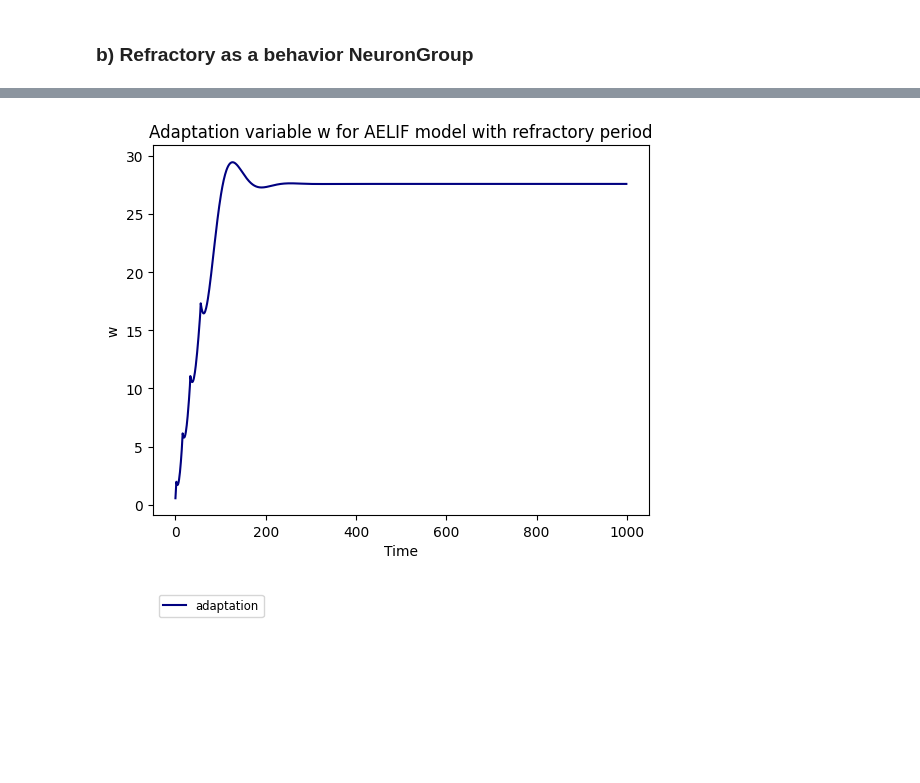
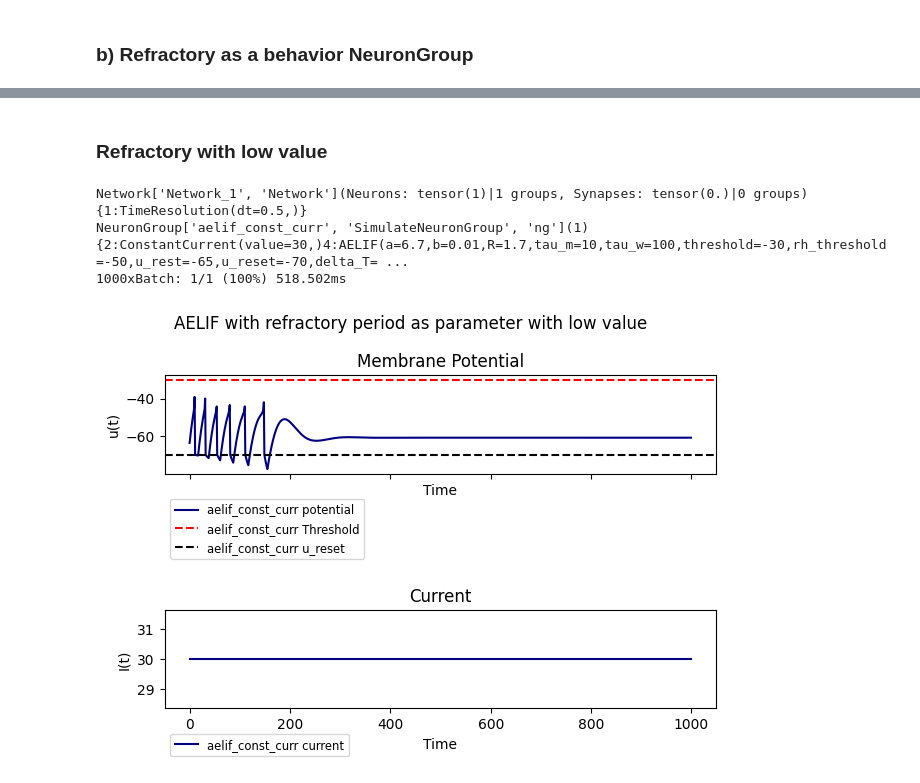
Before and after one commit to Amir-Entezari/Neuroscience-LIF-ELIF-AELIF-models, a Jupyter notebook: code/main.ipynb, the cells around one changed output, grey strips where cells are left out. Drawn from its saved outputs; the diff is of its cells as text; code cells hidden in the pictures; blank space fills up the shorter version.

```diff
--- a/code/main.ipynb
+++ b/code/main.ipynb
@@ -1252,4 +1252,32 @@ net3.plot_membrane_potential(title="AELIF with refractory period as behavior", m
+# %% [markdown]
+### Refractory with low value
+# %%
+net3 = Simulation(net=Network(behavior={1: TimeResolution(dt=0.5)}))
+net3.add_neuron_group(tag="aelif_const_curr",
+                                size=1,
+                                behavior={
+                                    2: ConstantCurrent(value=30),
+                                    4: AELIF(a=6.7,
+                                             b=0.01,
+                                             R=1.7,
+                                             tau_m=10,
+                                             tau_w=100,
+                                             threshold=-30,
+                                             rh_threshold=-50,
+                                             u_rest=-65,
+                                             u_reset=-70,
+                                             delta_T=1,
+                                             refractory_T=3
+                                             ),
+                                    5: Recorder(variables=["u", "I"], tag="ng_const_rec"),
+                                    6: EventRecorder(variables=['spike'], tag="ng_const_event")
+                                    })
+net3.simulate(iterations=1000)
+# %% [output]
+Network['Network_1', 'Network'](Neurons: tensor(1)|1 groups, Synapses: tensor(0.)|0 groups){1:TimeResolution(dt=0.5,)}
+NeuronGroup['aelif_const_curr', 'SimulateNeuronGroup', 'ng'](1){2:ConstantCurrent(value=30,)4:AELIF(a=6.7,b=0.01,R=1.7,tau_m=10,tau_w=100,threshold=-30,rh_threshold=-50,u_rest=-65,u_reset=-70,delta_T= ...
+1000xBatch: 1/1 (100%) 518.502ms
 # %%
-net3.plot_w("Adaptation variable w for AELIF model with refractory period", record_idx=5)
+net3.plot_membrane_potential(title="AELIF with refractory period as parameter with low value", model_idx=4, record_idx=5)
 # %% [output]
-[figure, old version]
+[figure, new version]
```
Also changed, not shown: parts of 66 cells of this notebook.
